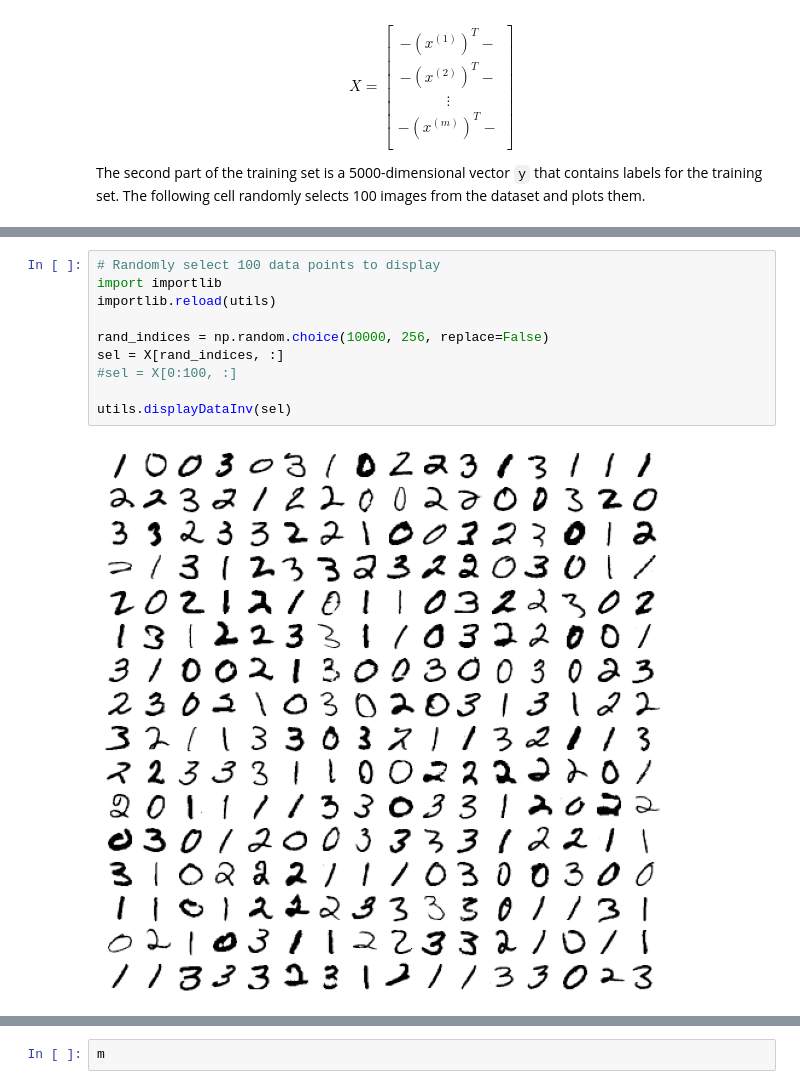
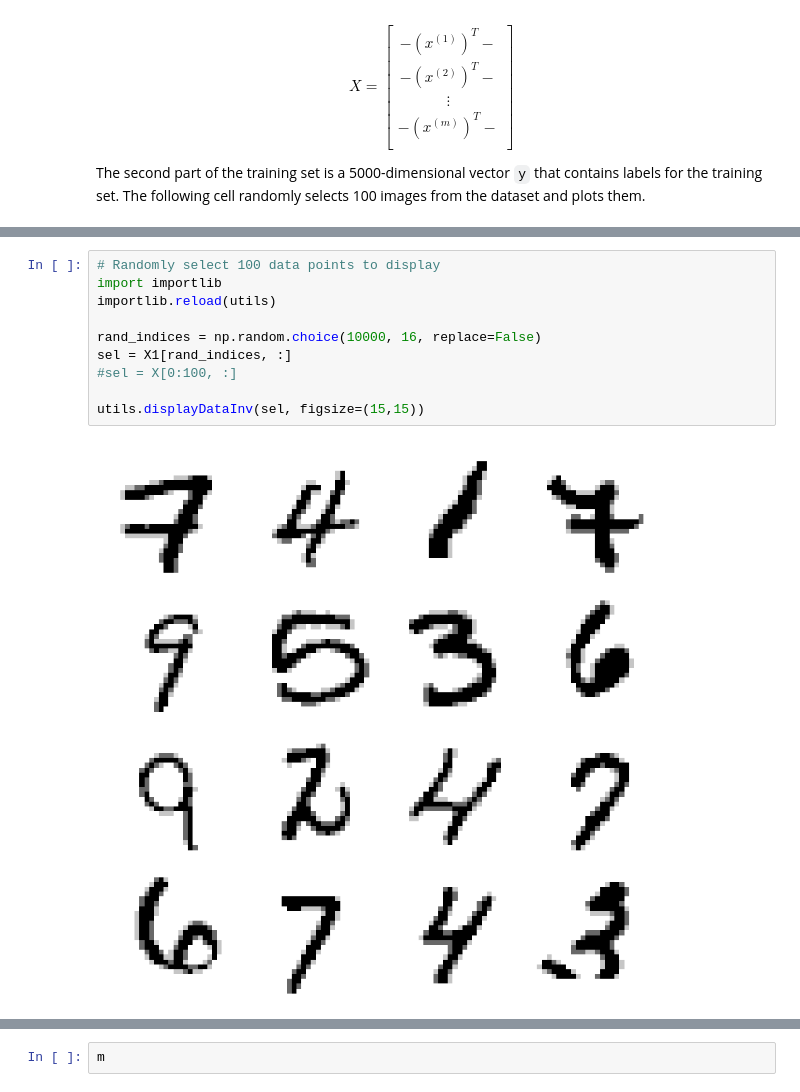
Before and after one commit to rhalste/mlearn-examples, a Jupyter notebook: Exercise4/mnist_full_set.ipynb, the cells around one changed output, grey strips where cells are left out. Drawn from its saved outputs; the diff is of its cells as text.

Commit message:
Changes to mnist
Add JIT.  Normalize images.  Standardize parameters on 392 hidden layer

```diff
--- a/Exercise4/mnist_full_set.ipynb
+++ b/Exercise4/mnist_full_set.ipynb
@@ -160,12 +189,12 @@ utils.displayDataInv(X[2500:2500+24*24, :])
 # %%
 # Randomly select 100 data points to display
 import importlib
 importlib.reload(utils)
 
-rand_indices = np.random.choice(10000, 256, replace=False)
-sel = X[rand_indices, :]
+rand_indices = np.random.choice(10000, 16, replace=False)
+sel = X1[rand_indices, :]
 #sel = X[0:100, :]
 
-utils.displayDataInv(sel)
+utils.displayDataInv(sel, figsize=(15,15))
 # %% [output]
-[figure, old version]
+[figure, new version]
```
Also changed, not shown: parts of 35 cells of this notebook.
